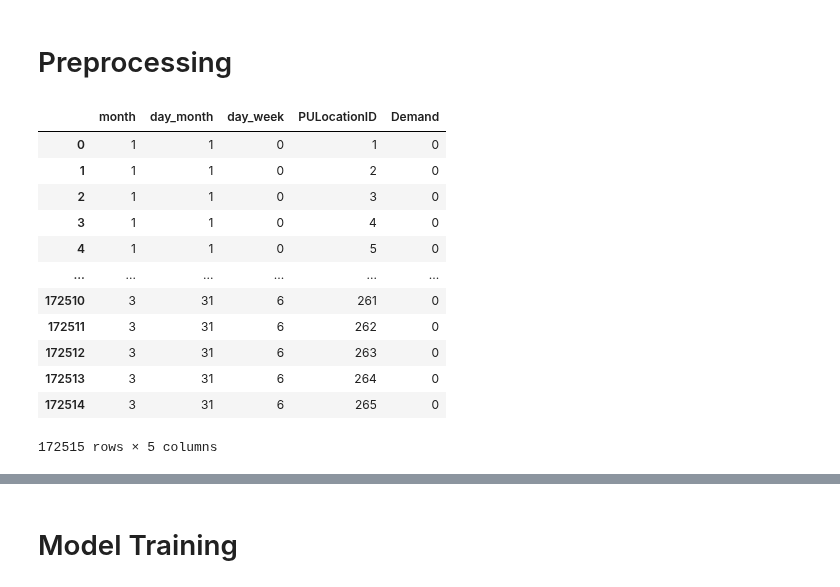
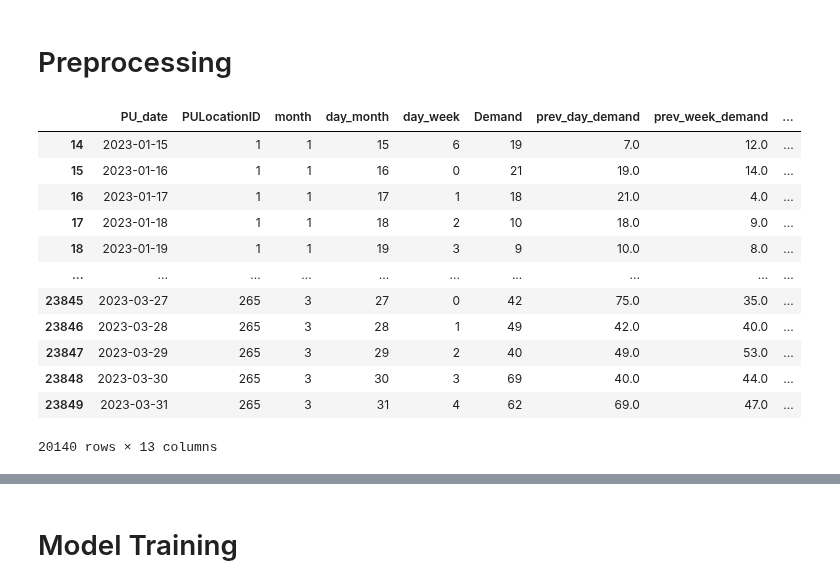
Before and after one commit to danaeis/shoofer-demand-prediction, a Jupyter notebook: Shoojer_phase_1 (ML).ipynb, the cells around one changed output, grey strips where cells are left out. Drawn from its saved outputs; the diff is of its cells as text; code cells hidden in the pictures.

Commit message:
fix: solve issue about fill with 0, refactor: train models after filling missing values

```diff
--- a/Shoojer_phase_1 (ML).ipynb
+++ b/Shoojer_phase_1 (ML).ipynb
@@ -344,17 +298 @@ test_filled = fill_missing_demands(test_data_concated)
-# %%
-train_filled
-# %% [output]
-|  | month | day_month | day_week | PULocationID | Demand |
-| 0 | 1 | 1 | 0 | 1 | 0 |
-| 1 | 1 | 1 | 0 | 2 | 0 |
-| 2 | 1 | 1 | 0 | 3 | 0 |
-| 3 | 1 | 1 | 0 | 4 | 0 |
-| 4 | 1 | 1 | 0 | 5 | 0 |
-| ... | ... | ... | ... | ... | ... |
-| 172510 | 3 | 31 | 6 | 261 | 0 |
-| 172511 | 3 | 31 | 6 | 262 | 0 |
-| 172512 | 3 | 31 | 6 | 263 | 0 |
-| 172513 | 3 | 31 | 6 | 264 | 0 |
-| 172514 | 3 | 31 | 6 | 265 | 0 |
-172515 rows × 5 columns
 # %%
@@ -363,3 +301,19 @@ test_feature_modified = add_features(test_filled)
+# %%
+train_feature_modified
+# %% [output]
+|  | PU_date | PULocationID | month | day_month | day_week | Demand | prev_day_demand | prev_week_demand | ... |
+| 14 | 2023-01-15 | 1 | 1 | 15 | 6 | 19 | 7.0 | 12.0 | ... |
+| 15 | 2023-01-16 | 1 | 1 | 16 | 0 | 21 | 19.0 | 14.0 | ... |
+| 16 | 2023-01-17 | 1 | 1 | 17 | 1 | 18 | 21.0 | 4.0 | ... |
+| 17 | 2023-01-18 | 1 | 1 | 18 | 2 | 10 | 18.0 | 9.0 | ... |
+| 18 | 2023-01-19 | 1 | 1 | 19 | 3 | 9 | 10.0 | 8.0 | ... |
+| ... | ... | ... | ... | ... | ... | ... | ... | ... | ... |
+| 23845 | 2023-03-27 | 265 | 3 | 27 | 0 | 42 | 75.0 | 35.0 | ... |
+| 23846 | 2023-03-28 | 265 | 3 | 28 | 1 | 49 | 42.0 | 40.0 | ... |
+| 23847 | 2023-03-29 | 265 | 3 | 29 | 2 | 40 | 49.0 | 53.0 | ... |
+| 23848 | 2023-03-30 | 265 | 3 | 30 | 3 | 69 | 40.0 | 44.0 | ... |
+| 23849 | 2023-03-31 | 265 | 3 | 31 | 4 | 62 | 69.0 | 47.0 | ... |
+20140 rows × 13 columns
 # %%
 modified_train = day_of_year_modifier(train_feature_modified, year)
 modified_test = day_of_year_modifier(test_feature_modified, year)
```
Also changed, not shown: parts of 31 cells of this notebook.
